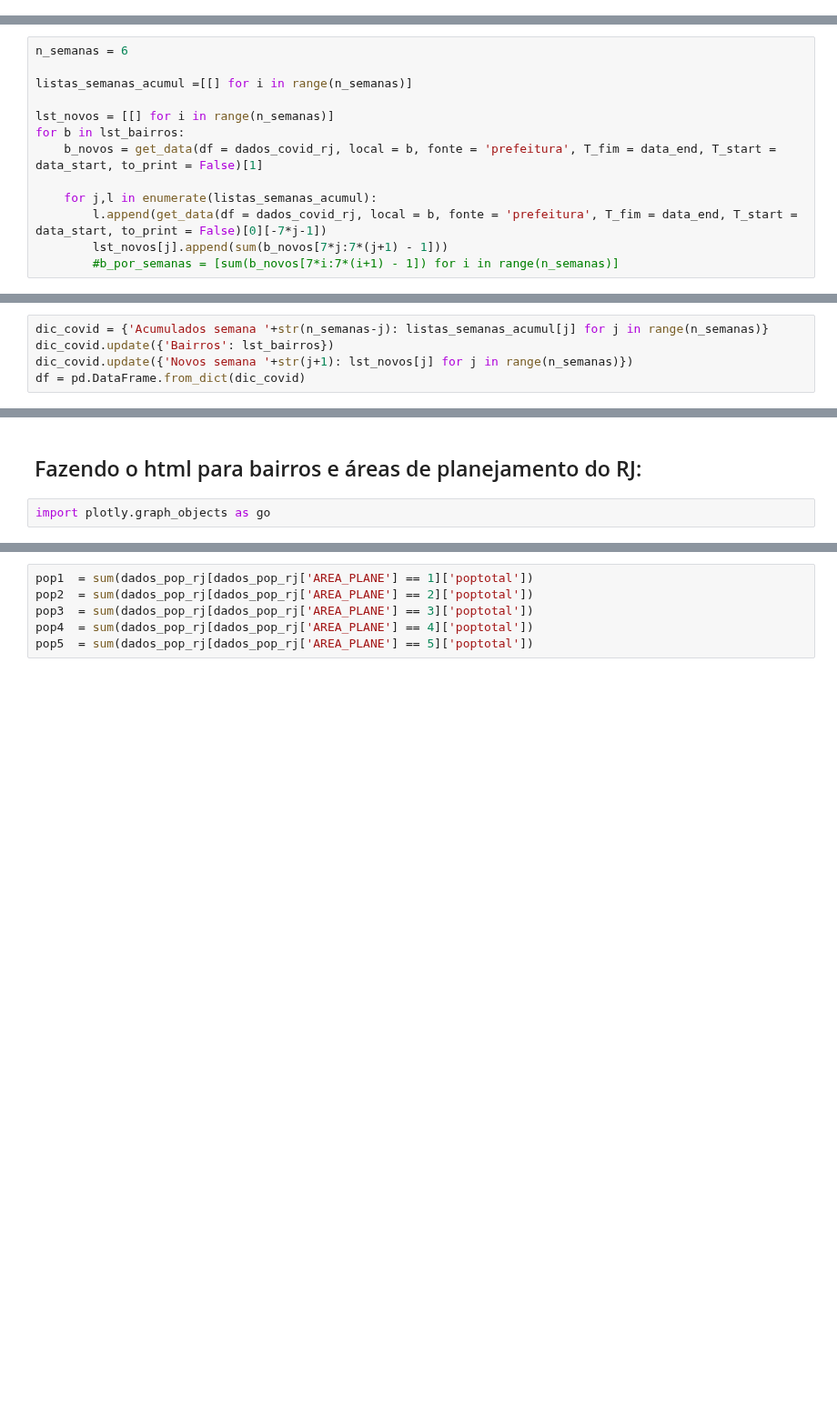
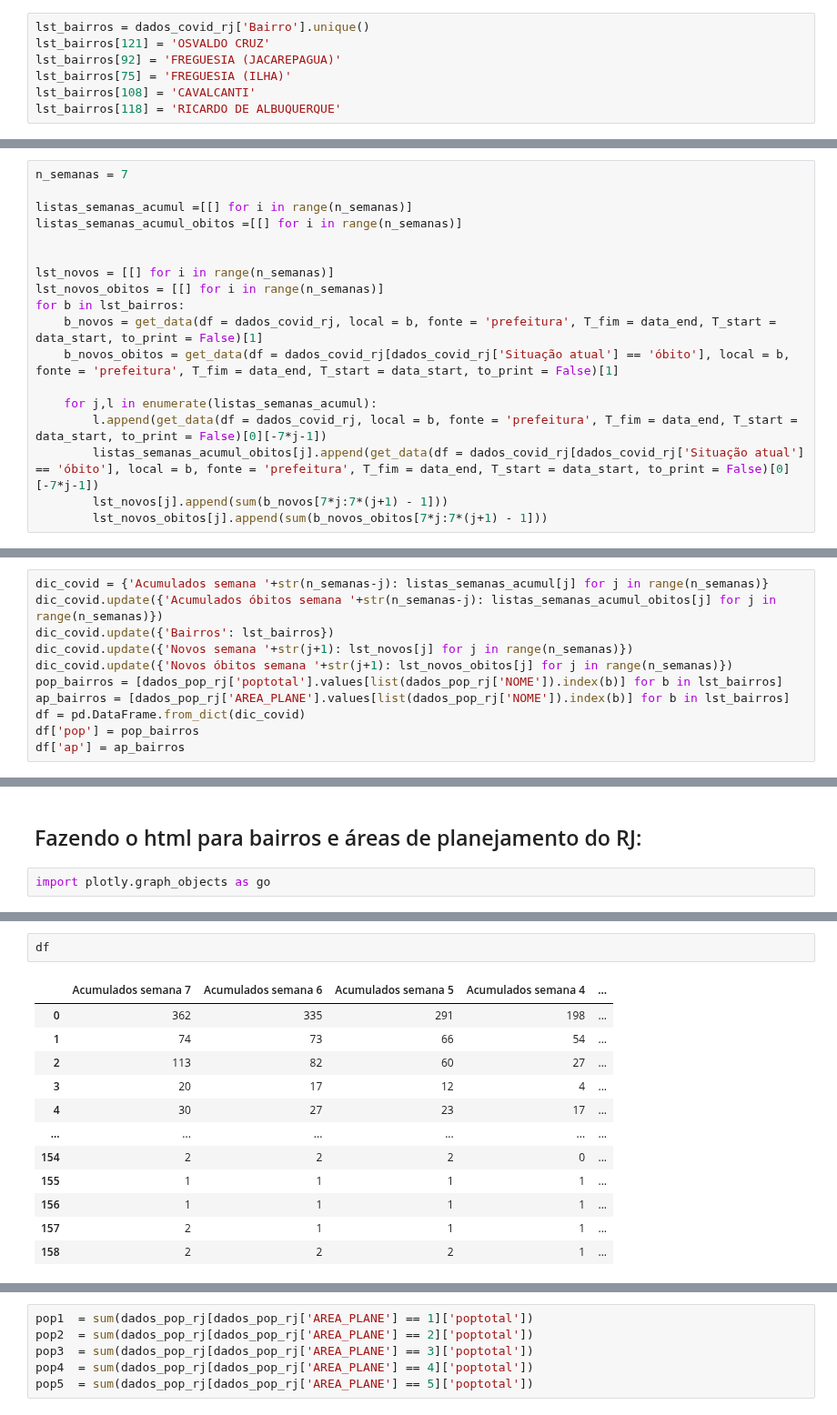
Before and after one commit to Modelagem-Covid-19-RJ/covid19, a Jupyter notebook: modelos/RJ/compartimental/geo_plot/Geo_plot_Bairros_RJ.ipynb, the cells around one changed output, grey strips where cells are left out. Shown at 91% size. Saved outputs shown, nothing was run; the diff lists cells and outputs as text; blank space fills up the shorter version.

Commit message:
novos geoplots bairros (incluindo óbitos) --falta verificar detalhes
falta ver se data inicio fim/final estao certas

```diff
--- a/modelos/RJ/compartimental/geo_plot/Geo_plot_Bairros_RJ.ipynb
+++ b/modelos/RJ/compartimental/geo_plot/Geo_plot_Bairros_RJ.ipynb
@@ -38,3 +36,10 @@ lst_bairros = dados_covid_rj['Bairro'].unique()
+# %%
+lst_bairros = dados_covid_rj['Bairro'].unique()
+lst_bairros[121] = 'OSVALDO CRUZ'
+lst_bairros[92] = 'FREGUESIA (JACAREPAGUA)'
+lst_bairros[75] = 'FREGUESIA (ILHA)'
+lst_bairros[108] = 'CAVALCANTI'
+lst_bairros[118] = 'RICARDO DE ALBUQUERQUE'
 # %%
 data_start = '15-03-2020'
 data_end = '03-05-2020'
@@ -63,15 +66,20 @@ dic_novos.update({b: lst_dic[b][1] for b in lst_bairros})
 # %%
 df_novos = pd.DataFrame.from_dict(dic_novos)
 # %%
-n_semanas = 6
+n_semanas = 7
 
 listas_semanas_acumul =[[] for i in range(n_semanas)]
+listas_semanas_acumul_obitos =[[] for i in range(n_semanas)]
+
 
 lst_novos = [[] for i in range(n_semanas)]
+lst_novos_obitos = [[] for i in range(n_semanas)]
 for b in lst_bairros:
     b_novos = get_data(df = dados_covid_rj, local = b, fonte = 'prefeitura', T_fim = data_end, T_start = data_start, to_print = False)[1]
+    b_novos_obitos = get_data(df = dados_covid_rj[dados_covid_rj['Situação atual'] == 'óbito'], local = b, fonte = 'prefeitura', T_fim = data_end, T_start = data_start, to_print = False)[1]
 
     for j,l in enumerate(listas_semanas_acumul):
         l.append(get_data(df = dados_covid_rj, local = b, fonte = 'prefeitura', T_fim = data_end, T_start = data_start, to_print = False)[0][-7*j-1])
+        listas_semanas_acumul_obitos[j].append(get_data(df = dados_covid_rj[dados_covid_rj['Situação atual'] == 'óbito'], local = b, fonte = 'prefeitura', T_fim = data_end, T_start = data_start, to_print = False)[0][-7*j-1])
         lst_novos[j].append(sum(b_novos[7*j:7*(j+1) - 1]))
-        #b_por_semanas = [sum(b_novos[7*i:7*(i+1) - 1]) for i in range(n_semanas)]
+        lst_novos_obitos[j].append(sum(b_novos_obitos[7*j:7*(j+1) - 1]))
@@ -78,5 +102,11 @@ for b in lst_bairros:
 # %%
 dic_covid = {'Acumulados semana '+str(n_semanas-j): listas_semanas_acumul[j] for j in range(n_semanas)}
+dic_covid.update({'Acumulados óbitos semana '+str(n_semanas-j): listas_semanas_acumul_obitos[j] for j in range(n_semanas)})
 dic_covid.update({'Bairros': lst_bairros})
 dic_covid.update({'Novos semana '+str(j+1): lst_novos[j] for j in range(n_semanas)})
+dic_covid.update({'Novos óbitos semana '+str(j+1): lst_novos_obitos[j] for j in range(n_semanas)})
+pop_bairros = [dados_pop_rj['poptotal'].values[list(dados_pop_rj['NOME']).index(b)] for b in lst_bairros]
+ap_bairros = [dados_pop_rj['AREA_PLANE'].values[list(dados_pop_rj['NOME']).index(b)] for b in lst_bairros]
 df = pd.DataFrame.from_dict(dic_covid)
+df['pop'] = pop_bairros
+df['ap'] = ap_bairros
@@ -312,0 +146,15 @@ for i in range(1, 6):
+# %%
+df
+# %% [output]
+|  | Acumulados semana 7 | Acumulados semana 6 | Acumulados semana 5 | Acumulados semana 4 | ... |
+| 0 | 362 | 335 | 291 | 198 | ... |
+| 1 | 74 | 73 | 66 | 54 | ... |
+| 2 | 113 | 82 | 60 | 27 | ... |
+| 3 | 20 | 17 | 12 | 4 | ... |
+| 4 | 30 | 27 | 23 | 17 | ... |
+| ... | ... | ... | ... | ... | ... |
+| 154 | 2 | 2 | 2 | 0 | ... |
+| 155 | 1 | 1 | 1 | 1 | ... |
+| 156 | 1 | 1 | 1 | 1 | ... |
+| 157 | 2 | 1 | 1 | 1 | ... |
+| 158 | 2 | 2 | 2 | 1 | ... |
```
Also changed, not shown: parts of 62 cells of this notebook, 6 other files.
